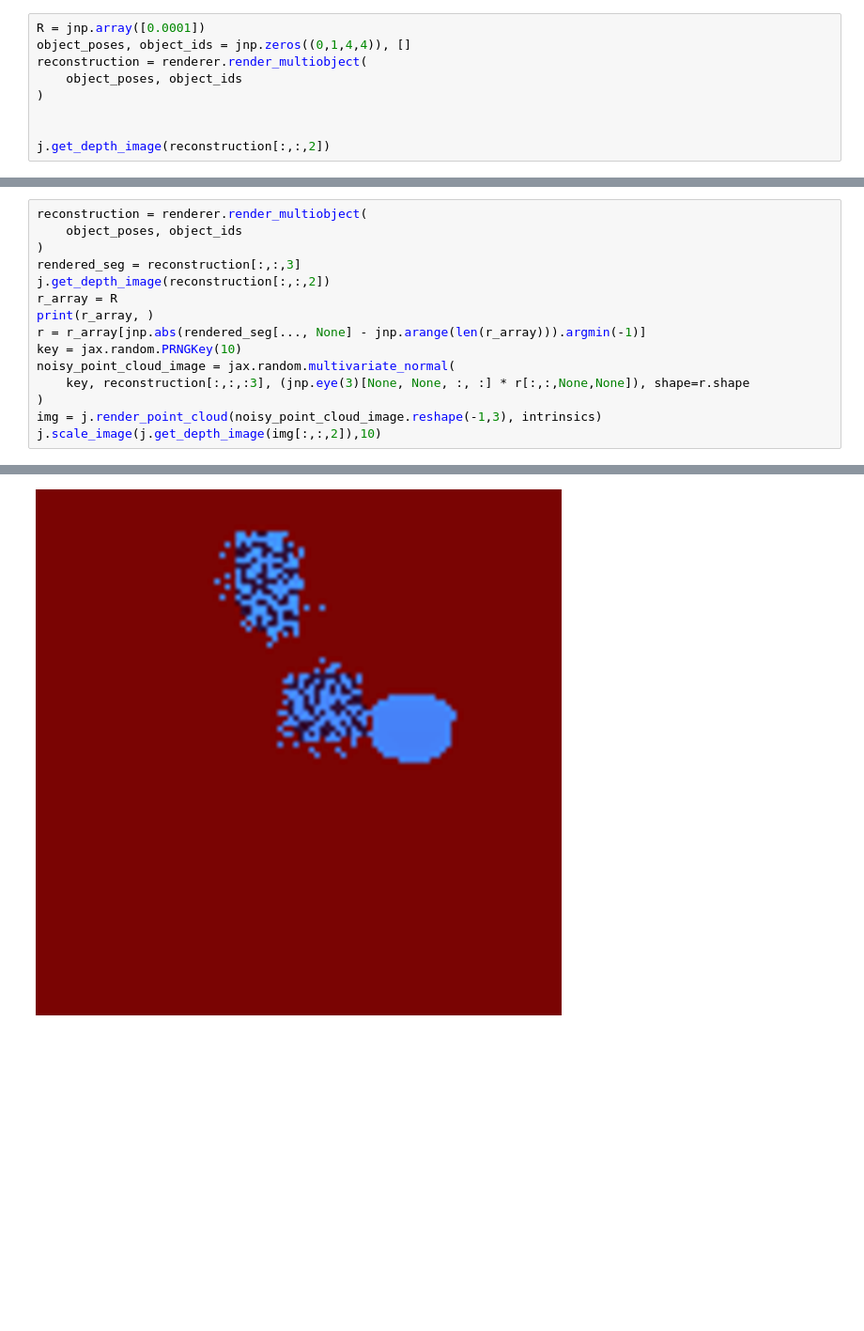
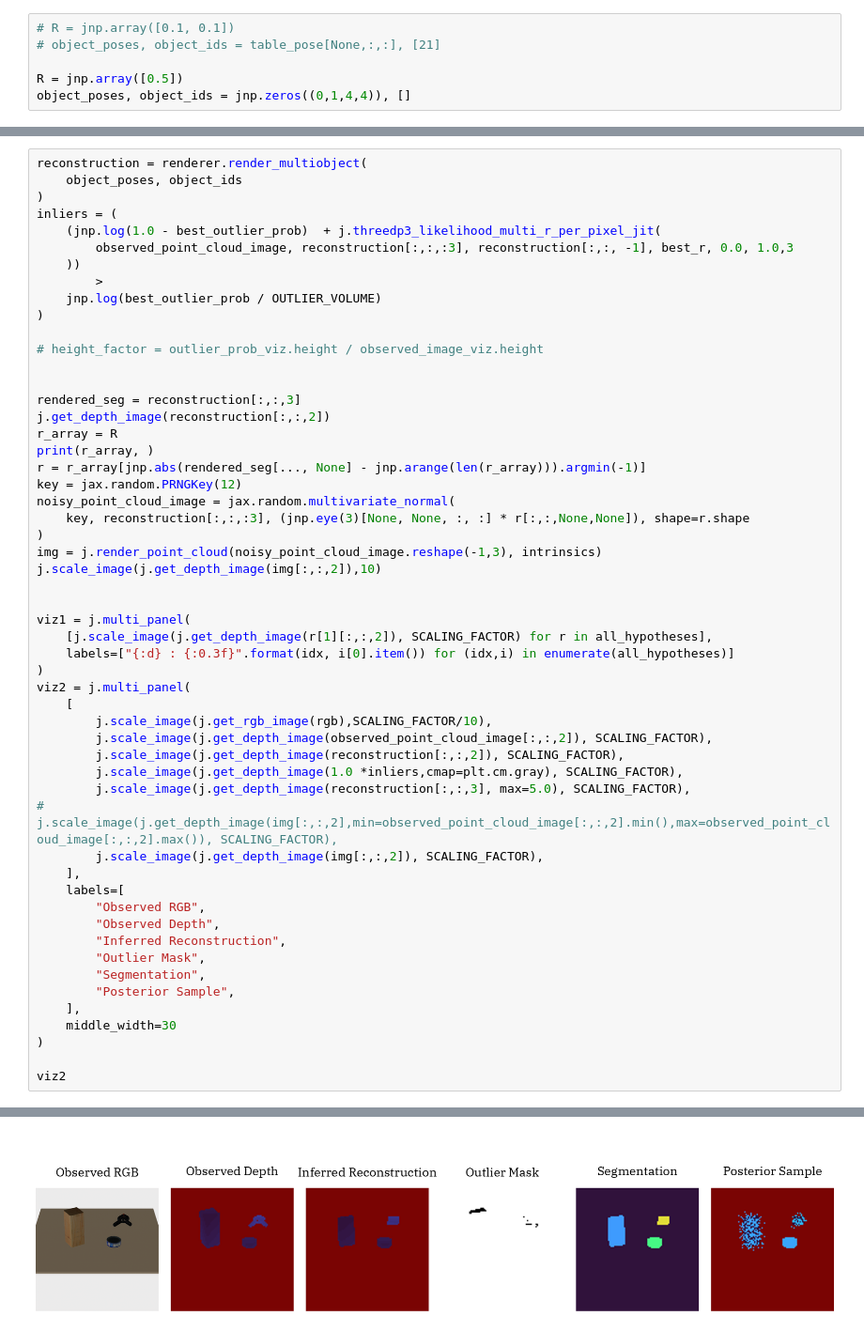
Before and after one commit to probcomp/bayes3d, a Jupyter notebook: experiments/tabletop/scene_parser.ipynb, the cells around one changed output, grey strips where cells are left out. Shown at 94% size. Saved outputs shown, nothing was run; the diff lists cells and outputs as text; blank space fills up the shorter version.

```diff
--- a/experiments/tabletop/scene_parser.ipynb
+++ b/experiments/tabletop/scene_parser.ipynb
@@ -111,9 +117,6 @@ j.get_rgb_image(rgb)
 # %%
-R = jnp.array([0.0001])
+# R = jnp.array([0.1, 0.1])
+# object_poses, object_ids = table_pose[None,:,:], [21]
+
+R = jnp.array([0.5])
 object_poses, object_ids = jnp.zeros((0,1,4,4)), []
-reconstruction = renderer.render_multiobject(
-    object_poses, object_ids
-)
-
-
-j.get_depth_image(reconstruction[:,:,2])
@@ -222,15 +192,54 @@ Best
 reconstruction = renderer.render_multiobject(
     object_poses, object_ids
 )
+inliers = (
+    (jnp.log(1.0 - best_outlier_prob)  + j.threedp3_likelihood_multi_r_per_pixel_jit(
+        observed_point_cloud_image, reconstruction[:,:,:3], reconstruction[:,:, -1], best_r, 0.0, 1.0,3
+    ))
+        >
+    jnp.log(best_outlier_prob / OUTLIER_VOLUME)
+)
+
+# height_factor = outlier_prob_viz.height / observed_image_viz.height
+
+
 rendered_seg = reconstruction[:,:,3]
 j.get_depth_image(reconstruction[:,:,2])
 r_array = R
 print(r_array, )
 r = r_array[jnp.abs(rendered_seg[..., None] - jnp.arange(len(r_array))).argmin(-1)]
-key = jax.random.PRNGKey(10)
+key = jax.random.PRNGKey(12)
 noisy_point_cloud_image = jax.random.multivariate_normal(
     key, reconstruction[:,:,:3], (jnp.eye(3)[None, None, :, :] * r[:,:,None,None]), shape=r.shape
 )
 img = j.render_point_cloud(noisy_point_cloud_image.reshape(-1,3), intrinsics)
 j.scale_image(j.get_depth_image(img[:,:,2]),10)
+
+
+viz1 = j.multi_panel(
+    [j.scale_image(j.get_depth_image(r[1][:,:,2]), SCALING_FACTOR) for r in all_hypotheses],
+    labels=["{:d} : {:0.3f}".format(idx, i[0].item()) for (idx,i) in enumerate(all_hypotheses)]
+)
+viz2 = j.multi_panel(
+    [
+        j.scale_image(j.get_rgb_image(rgb),SCALING_FACTOR/10),
+        j.scale_image(j.get_depth_image(observed_point_cloud_image[:,:,2]), SCALING_FACTOR),
+        j.scale_image(j.get_depth_image(reconstruction[:,:,2]), SCALING_FACTOR),
+        j.scale_image(j.get_depth_image(1.0 *inliers,cmap=plt.cm.gray), SCALING_FACTOR),
+        j.scale_image(j.get_depth_image(reconstruction[:,:,3], max=5.0), SCALING_FACTOR),
+#         j.scale_image(j.get_depth_image(img[:,:,2],min=observed_point_cloud_image[:,:,2].min(),max=observed_point_cloud_image[:,:,2].max()), SCALING_FACTOR),
+        j.scale_image(j.get_depth_image(img[:,:,2]), SCALING_FACTOR),
+    ],
+    labels=[
+        "Observed RGB",
+        "Observed Depth",
+        "Inferred Reconstruction",
+        "Outlier Mask",
+        "Segmentation",
+        "Posterior Sample",
+    ],
+    middle_width=30
+)
+
+viz2
 # %% [output]
@@ -238 +247 @@ j.scale_image(j.get_depth_image(img[:,:,2]),10)
-[figure, old version]
+[figure, new version]
```
Also changed, not shown: parts of 11 cells of this notebook, 3 other files.
